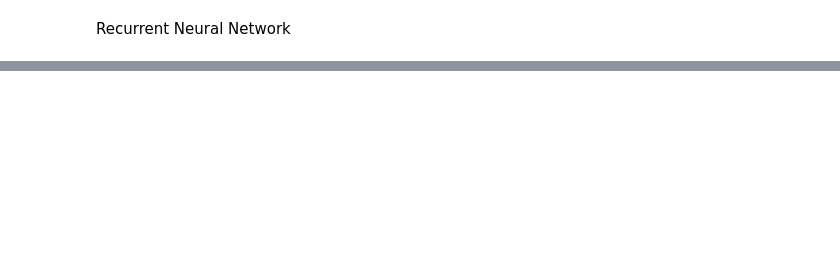
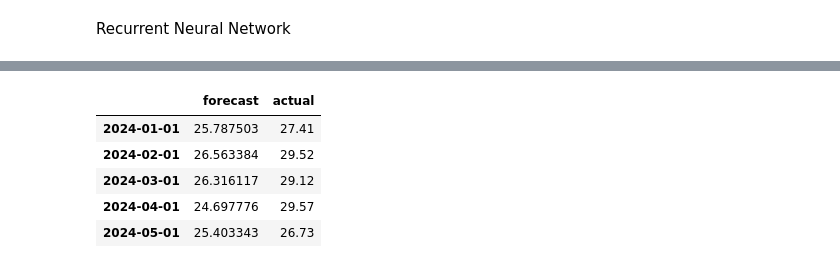
Before and after one commit to Erdos-Projects/fall-2025-forecasting-electricity-price, a Jupyter notebook: Gautam/RNN.ipynb, the cells around one changed output, grey strips where cells are left out. Drawn from its saved outputs; the diff is of its cells as text; code cells hidden in the pictures; blank space fills up the shorter version.

```diff
--- a/Gautam/RNN.ipynb
+++ b/Gautam/RNN.ipynb
@@ -40,4 +43,4 @@ with open("/Users/gautam/Desktop/Erdos project repo/fall-2025-forecasting-electr
 # %%
-df=loaded_dfs["CT"]
+df=loaded_dfs["HI"]
 # %%
 df=df.drop(['WWW'], axis=1)
@@ -167,0 +60,15 @@ val_ds   = make_dataset(val_df, y_all, batch_size=64)
+# %%
+def seasonal_naive_series(series: pd.Series, future_idx: pd.DatetimeIndex) -> pd.Series:
+    need = future_idx - pd.DateOffset(years=1)
+    vals = series.reindex(need)
+    if vals.isna().any():
+        fallback = series.dropna().iloc[-1] if series.dropna().size else 0.0
+        vals = vals.fillna(fallback)
+    vals.index = future_idx
+    return vals
+
+# detect monthly freq, default MS
+FREQ = pd.infer_freq(df.index) or "MS"
+
+SPLIT_TS = pd.Timestamp("2023-12-01")
+FORECAST_IDX = pd.date_range(SPLIT_TS, "2025-12-01", freq=FREQ)[1:]  # 2024-01..2025-12
@@ -201,2 +243,65 @@ Epoch 17/80
+# %%
+# start window = last `LOOKBACK` rows BEFORE 2024-01
+win_idx = pd.date_range(end=SPLIT_TS, periods=LOOKBACK, freq=FREQ)
+window_norm = df_norm.reindex(win_idx).to_numpy(dtype=np.float32)
+
+tgt_mu = float(mu[TARGET])
+tgt_sd = float(sd[TARGET])
+
+forecast_vals = []
+
+# last actual target in ORIGINAL units
+last_target_level = float(df.loc[SPLIT_TS, TARGET])
+
+for ts in FORECAST_IDX:
+    # build input window is already in window_norm
+    # predict next TARGET (normalized)
+    yhat_norm = float(nn_model.predict(window_norm[np.newaxis, ...], verbose=0).squeeze())
+    yhat_level = yhat_norm * tgt_sd + tgt_mu  # de-normalize target
+
+    forecast_vals.append(yhat_level)
+
+    # build next feature row (ORIGINAL units first)
+    row_orig = {}
+
+    # 1) exogenous from SARIMA
+    for c in sarima_exog_forecasts.columns:
+        row_orig[c] = float(sarima_exog_forecasts.loc[ts, c])
+
+    # 2) target = NN prediction
+    row_orig[TARGET] = yhat_level
+
+    # Now normalize to feed back into the window
+    next_row_norm = []
+    for c in COLS:
+        val = row_orig.get(c, np.nan)
+        # if any NaN (e.g. column wasn’t SARIMA’d), fallback to last window value
+        if pd.isna(val):
+            # last value from window (already normalized)
+            val_norm = window_norm[-1, COLS.index(c)]
+        else:
+            val_norm = (val - float(mu[c])) / float(sd[c])
+        next_row_norm.append(val_norm)
+
+    next_row_norm = np.array(next_row_norm, dtype=np.float32)
+
+    # slide window
+    window_norm = np.vstack([window_norm[1:], next_row_norm])
+
+    # update last_target_level (not strictly needed since we’re using yhat directly)
+    last_target_level = yhat_level
+
+# Assemble output
+nn_forecast = pd.Series(forecast_vals, index=FORECAST_IDX, name="forecast")
+actual_future = df[TARGET].reindex(FORECAST_IDX).rename("actual")
+out = pd.concat([nn_forecast, actual_future], axis=1)
+out.head()
+# %% [output]
+|  | forecast | actual |
+| 2024-01-01 | 25.787503 | 27.41 |
+| 2024-02-01 | 26.563384 | 29.52 |
+| 2024-03-01 | 26.316117 | 29.12 |
+| 2024-04-01 | 24.697776 | 29.57 |
+| 2024-05-01 | 25.403343 | 26.73 |
 # %%
 plt.figure(figsize=(11,5))
```
Also changed, not shown: parts of 14 cells of this notebook.
